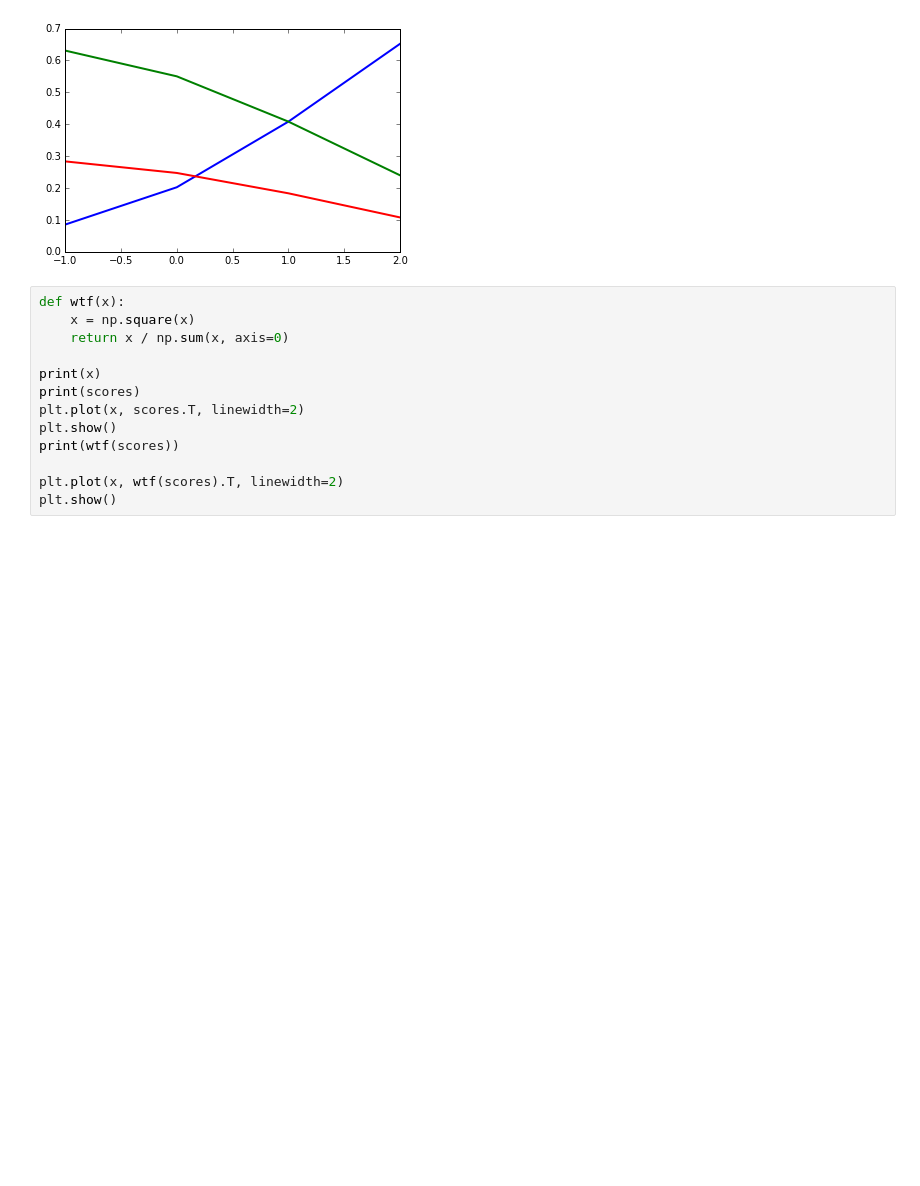
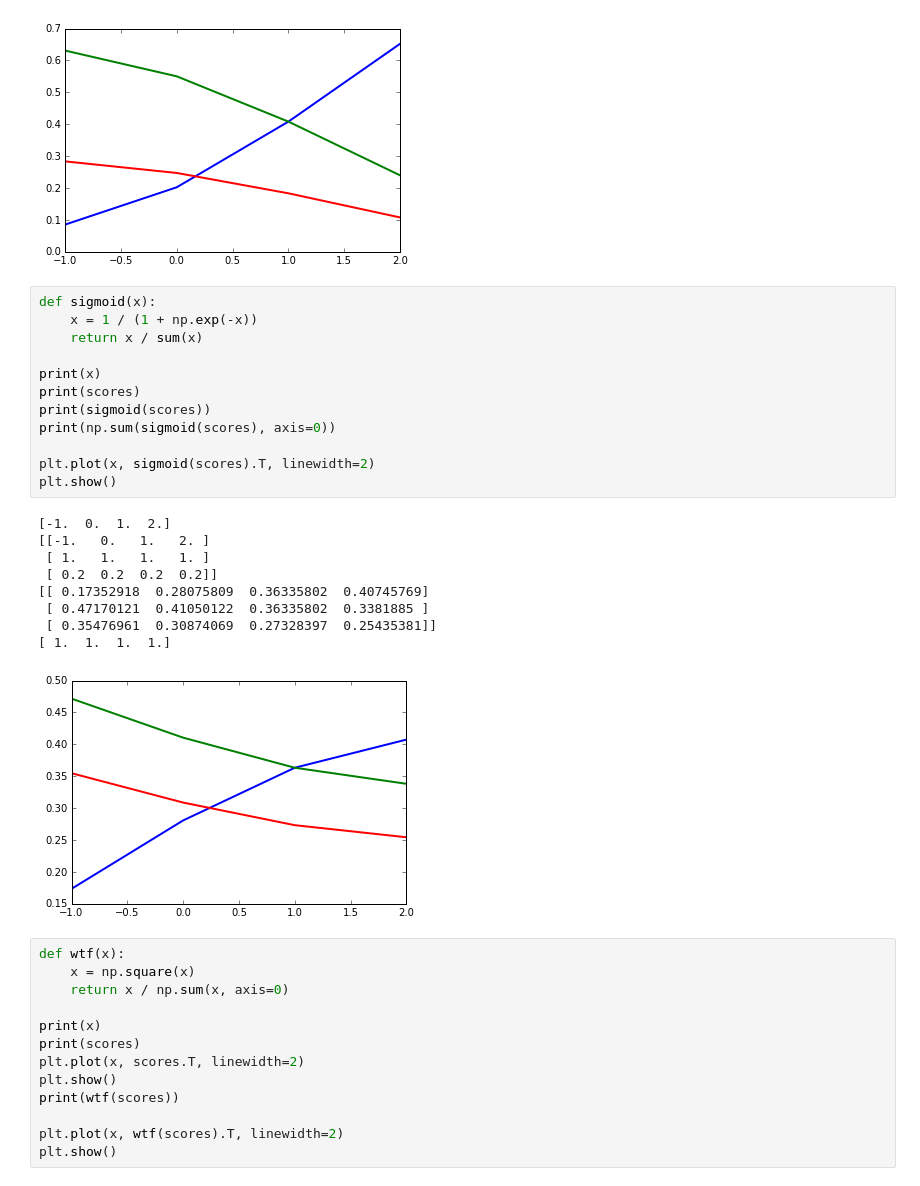
Before and after one commit to jarmop/course-notes, a Jupyter notebook: softmax.ipynb, the cells around one changed output. Saved outputs shown, nothing was run; the diff lists cells and outputs as text; blank space fills up the shorter version.

Commit message:
Comparing softmax to sigmoid.

```diff
--- a/softmax.ipynb
+++ b/softmax.ipynb
@@ -35,6 +35,28 @@ plt.show()
  [ 0.6310485   0.55029462  0.40827509  0.23994563]
  [ 0.28354837  0.24726331  0.18344982  0.10781452]]
 [figure]
+# %%
+def sigmoid(x):
+    x = 1 / (1 + np.exp(-x))
+    return x / sum(x)
+
+print(x)
+print(scores)
+print(sigmoid(scores))
+print(np.sum(sigmoid(scores), axis=0))
+
+plt.plot(x, sigmoid(scores).T, linewidth=2)
+plt.show()
+# %% [output]
+[-1.  0.  1.  2.]
+[[-1.   0.   1.   2. ]
+ [ 1.   1.   1.   1. ]
+ [ 0.2  0.2  0.2  0.2]]
+[[ 0.17352918  0.28075809  0.36335802  0.40745769]
+ [ 0.47170121  0.41050122  0.36335802  0.3381885 ]
+ [ 0.35476961  0.30874069  0.27328397  0.25435381]]
+[ 1.  1.  1.  1.]
+[figure, added]
 # %%
 def wtf(x):
     x = np.square(x)
```
